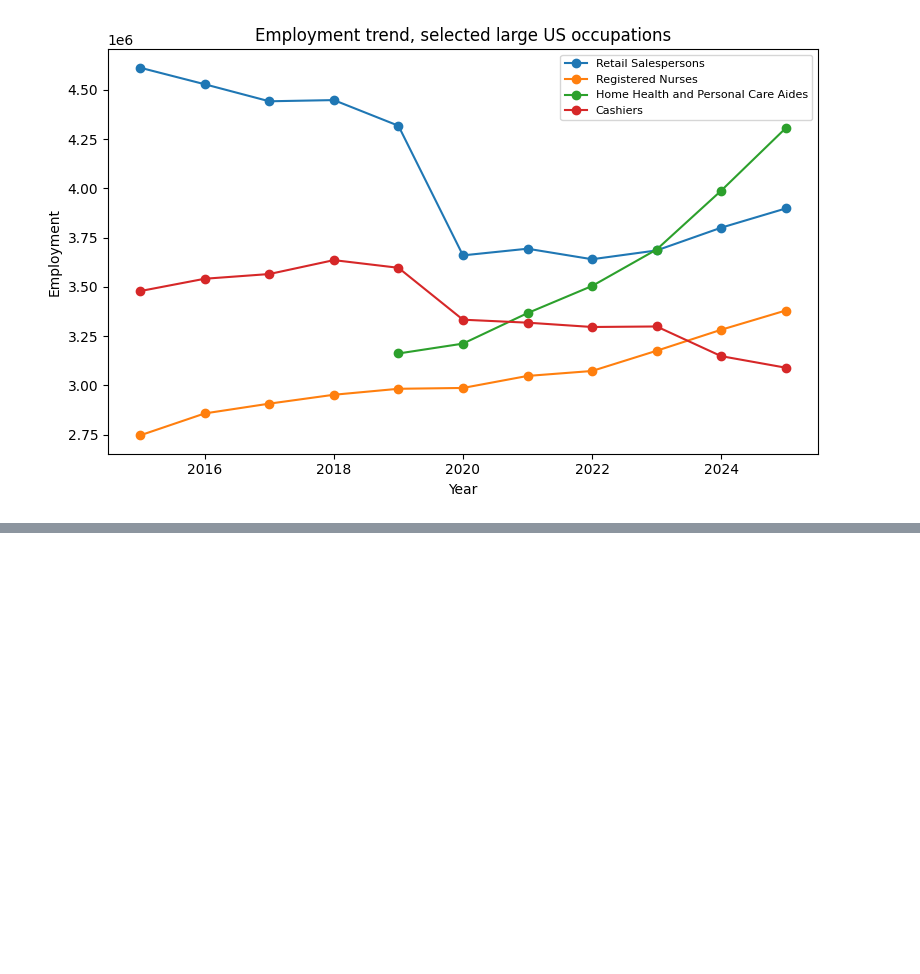
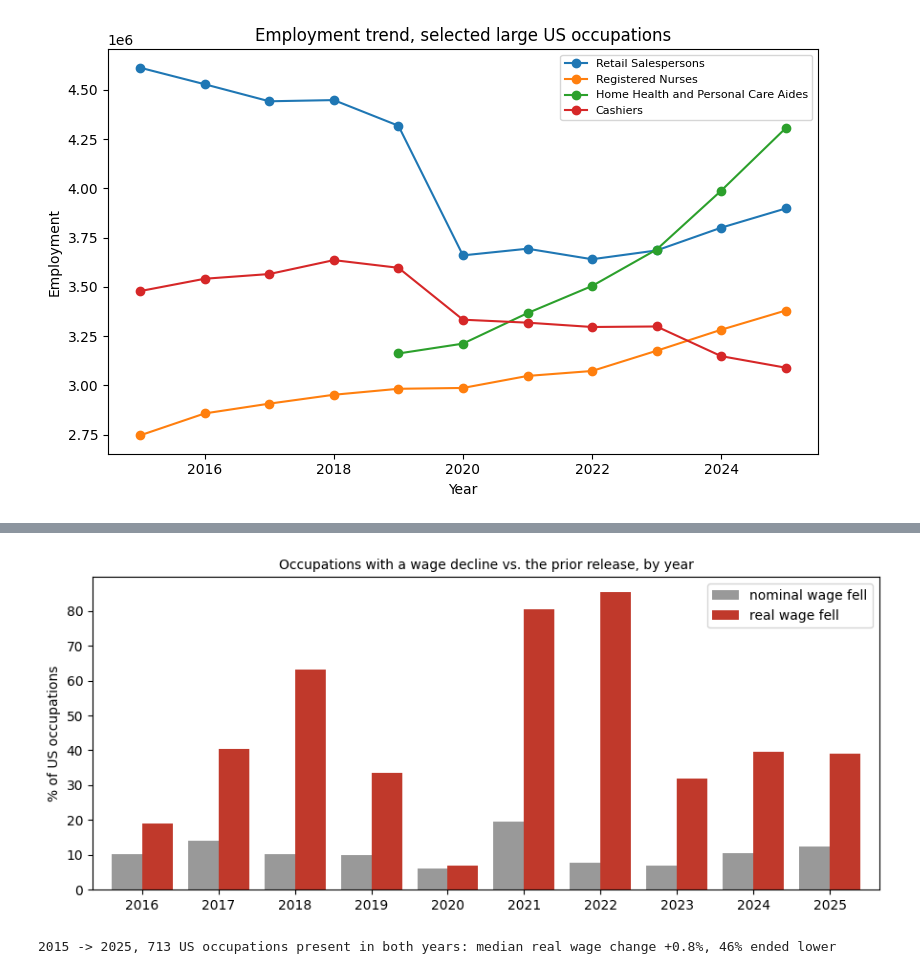
Before and after one commit to brianravelo28/labor-market-displacement-forecaster, a Jupyter notebook: notebooks/01_eda_occupation_panel.ipynb, the cells around one changed output, grey strips where cells are left out. Saved outputs shown, nothing was run; the diff lists cells and outputs as text; code cells hidden in the pictures; blank space fills up the shorter version.

```diff
--- a/notebooks/01_eda_occupation_panel.ipynb
+++ b/notebooks/01_eda_occupation_panel.ipynb
@@ -158,0 +163,19 @@ plt.show()
+# %%
+us = df[df["region"] == "US"]
+share = pd.DataFrame({
+    "nominal wage fell": us["wage_growth_yoy_pct"].dropna().lt(0).groupby(us["year"]).mean() * 100,
+    "real wage fell": us["real_wage_growth_yoy_pct"].dropna().lt(0).groupby(us["year"]).mean() * 100,
+}).dropna()
+ax = share.plot(kind="bar", figsize=(9, 4), color=["#999999", "#c0392b"], width=0.8)
+ax.set_ylabel("% of US occupations"); ax.set_xlabel("")
+ax.set_title("Occupations with a wage decline vs. the prior release, by year", fontsize=10)
+plt.xticks(rotation=0); plt.tight_layout(); plt.show()
+
+first, last = df["year"].min(), df["year"].max()
+span = us.pivot(index="occ_code", columns="year", values="wage_annual_mean_real").dropna(subset=[first, last])
+change = (span[last] / span[first] - 1) * 100
+print(f"{first} -> {last}, {len(change)} US occupations present in both years: median real wage change {change.median():+.1f}%, "
+      f"{(change < 0).mean():.0%} ended lower")
+# %% [output]
+[figure, added]
+2015 -> 2025, 713 US occupations present in both years: median real wage change +0.8%, 46% ended lower
```
Also changed, not shown: parts of 1 cell of this notebook, 18 other files.
